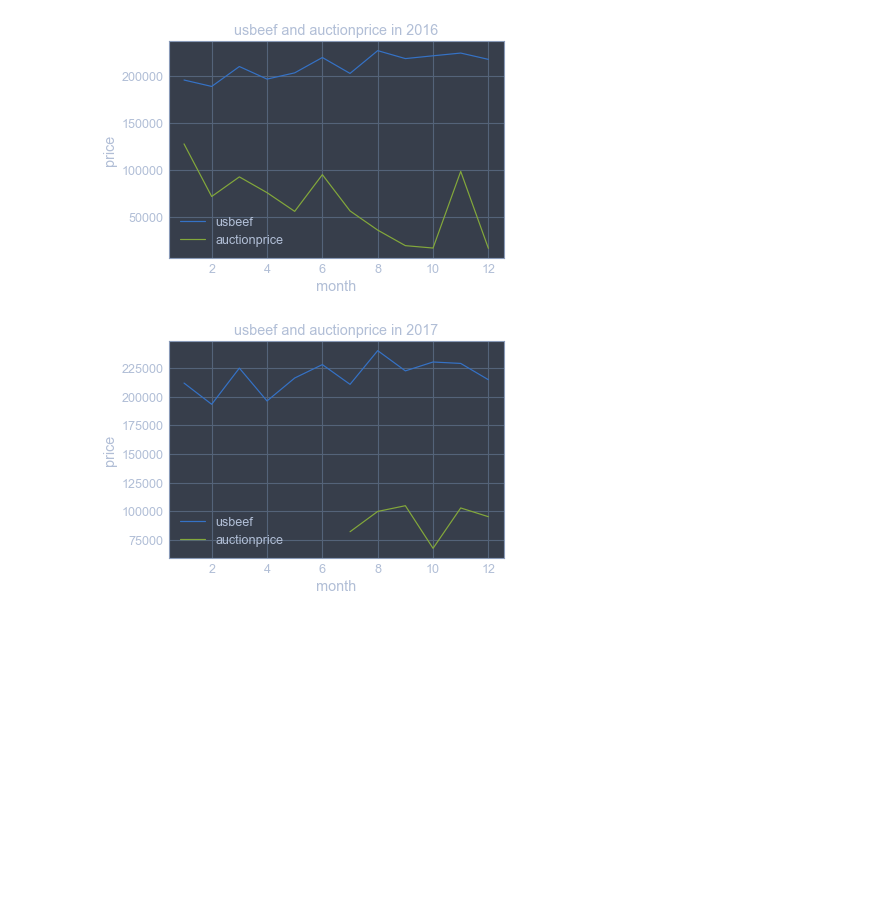
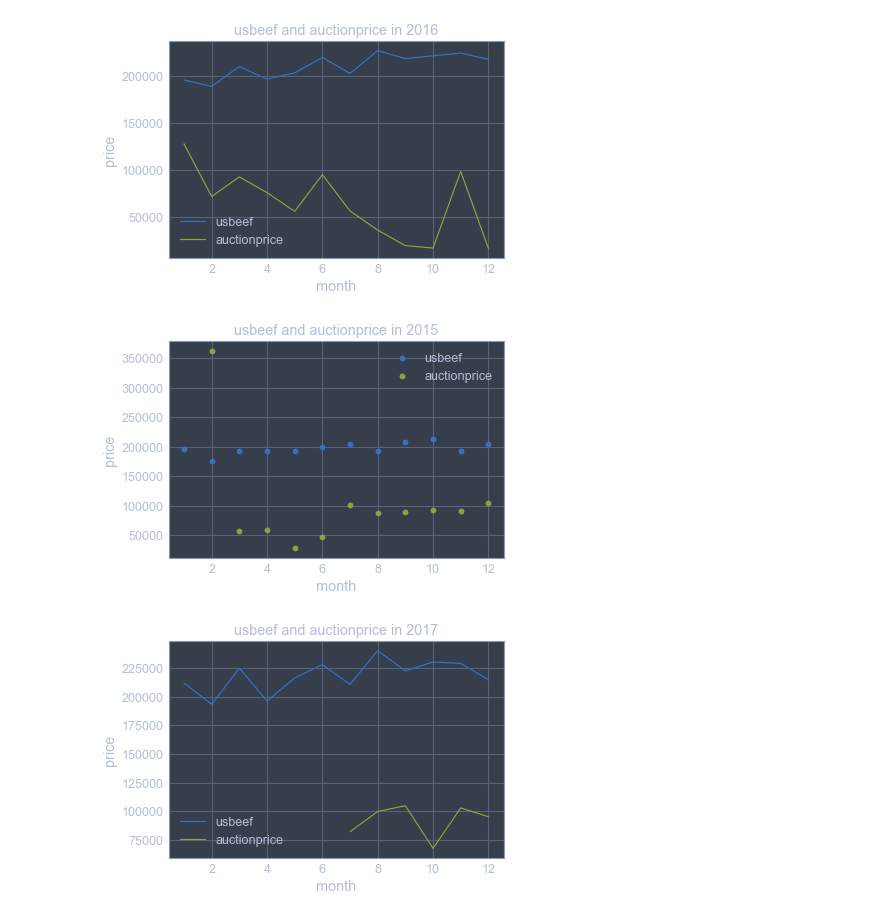
Before and after one commit to DSC-SCH/livestock-solution-project, a Jupyter notebook: usbeefproduction_EDA.ipynb, the cells around one changed output. Saved outputs shown, nothing was run; the diff lists cells and outputs as text; code cells hidden in the pictures; blank space fills up the shorter version.

```diff
--- a/usbeefproduction_EDA.ipynb
+++ b/usbeefproduction_EDA.ipynb
@@ -631,6 +670,18 @@ plt.legend()
 plt.show()
 # %% [output]
 [figure]
+# %%
+#2015년
+plt.scatter(usbeef2015['month'],usbeef2015['price'],label="usbeef")
+plt.scatter(ymd2015['month'],ymd2015['aversum'],label="auctionprice")
+
+plt.title("usbeef and auctionprice in 2015")
+plt.xlabel('month')
+plt.ylabel('price')
+plt.legend()
+plt.show()
+# %% [output]
+[figure, added]
 # %%
 #2017년
 plt.plot(usbeef2017['month'],usbeef2017['price'],label="usbeef")
```
Also changed, not shown: parts of 31 cells of this notebook, 2 other files.
